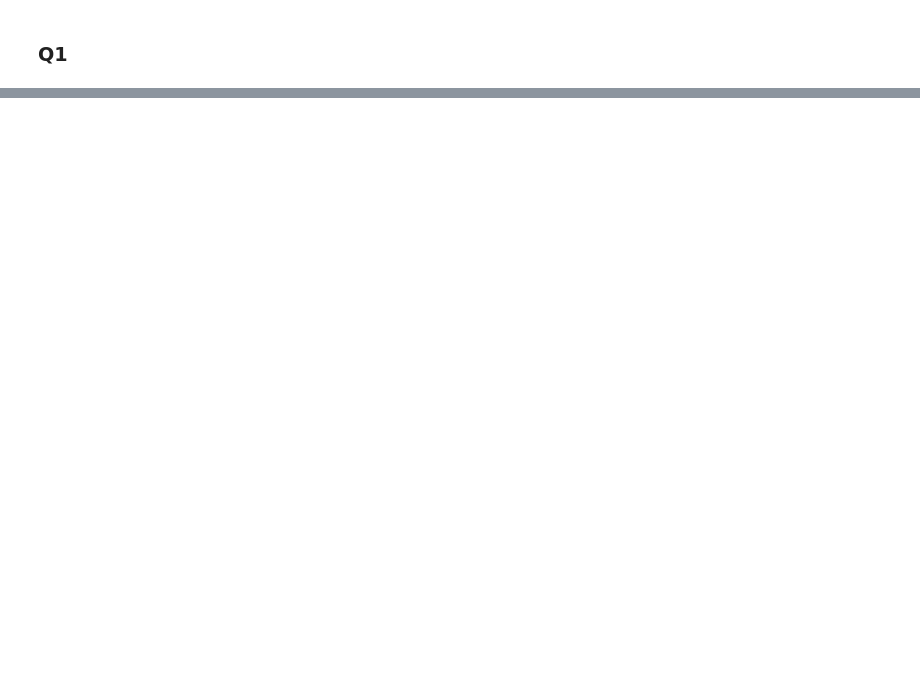
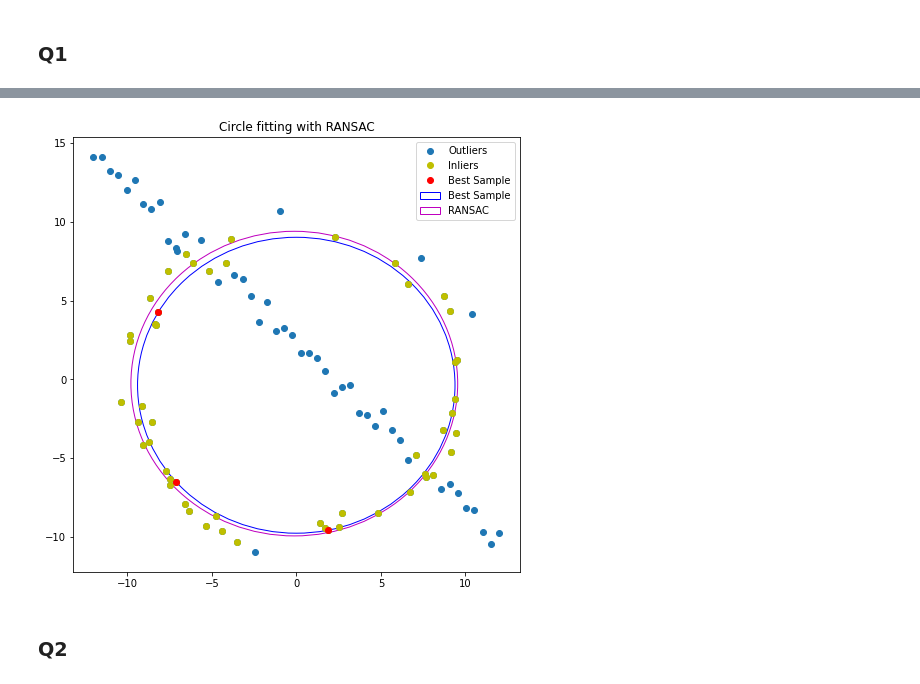
Before and after one commit to chira99/image-processing-opencv-python, a Jupyter notebook: Assignment 02/Assignment 02.ipynb, the cells around one changed output, grey strips where cells are left out. Drawn from its saved outputs; the diff is of its cells as text; code cells hidden in the pictures; blank space fills up the shorter version.

```diff
--- a/Assignment 02/Assignment 02.ipynb
+++ b/Assignment 02/Assignment 02.ipynb
@@ -32,0 +146,36 @@ plt.show()
+# %%
+ransac_circle, best_fit_circle, best_samples, inliers = RANSAC_circ(X)
+
+
+fig, ax = plt.subplots(1, 1, figsize=(8,8))
+ax.scatter(X_circ[:,0], X_circ[:,1], color='C0')
+ax.scatter(X_line[:,0], X_line[:,1], color='C0', label="Outliers")
+
+
+for point in inliers:
+    if np.array_equal(point, inliers[-1]):
+        ax.plot(point[0], point[1], 'yo', label="Inliers")
+    else:
+        ax.plot(point[0], point[1], 'yo')
+
+
+for point in best_samples:
+    if np.array_equal(point, best_samples[-1]):
+        ax.plot(point[0], point[1], 'ro', label="Best Sample")
+
+    else:
+        ax.plot(point[0], point[1], 'ro')
+
+f,g,r = ransac_circle
+ransac_circle = plt.Circle((f,g), r, color='m', fill=False, label="RANSAC")
+f,g,r = best_fit_circle
+best_fit_circle = plt.Circle((f, g), r, color='b', fill=False, label="Best Sample")
+ax.add_artist(best_fit_circle)
+ax.add_artist(ransac_circle)
+ax.set_title("Circle fitting with RANSAC")
+ax.legend(loc="upper right")
+plt.show()
+# %% [output]
+[figure, added]
+# %% [markdown]
+### Q2
```
Also changed, not shown: parts of 7 cells of this notebook, 7 other files.
